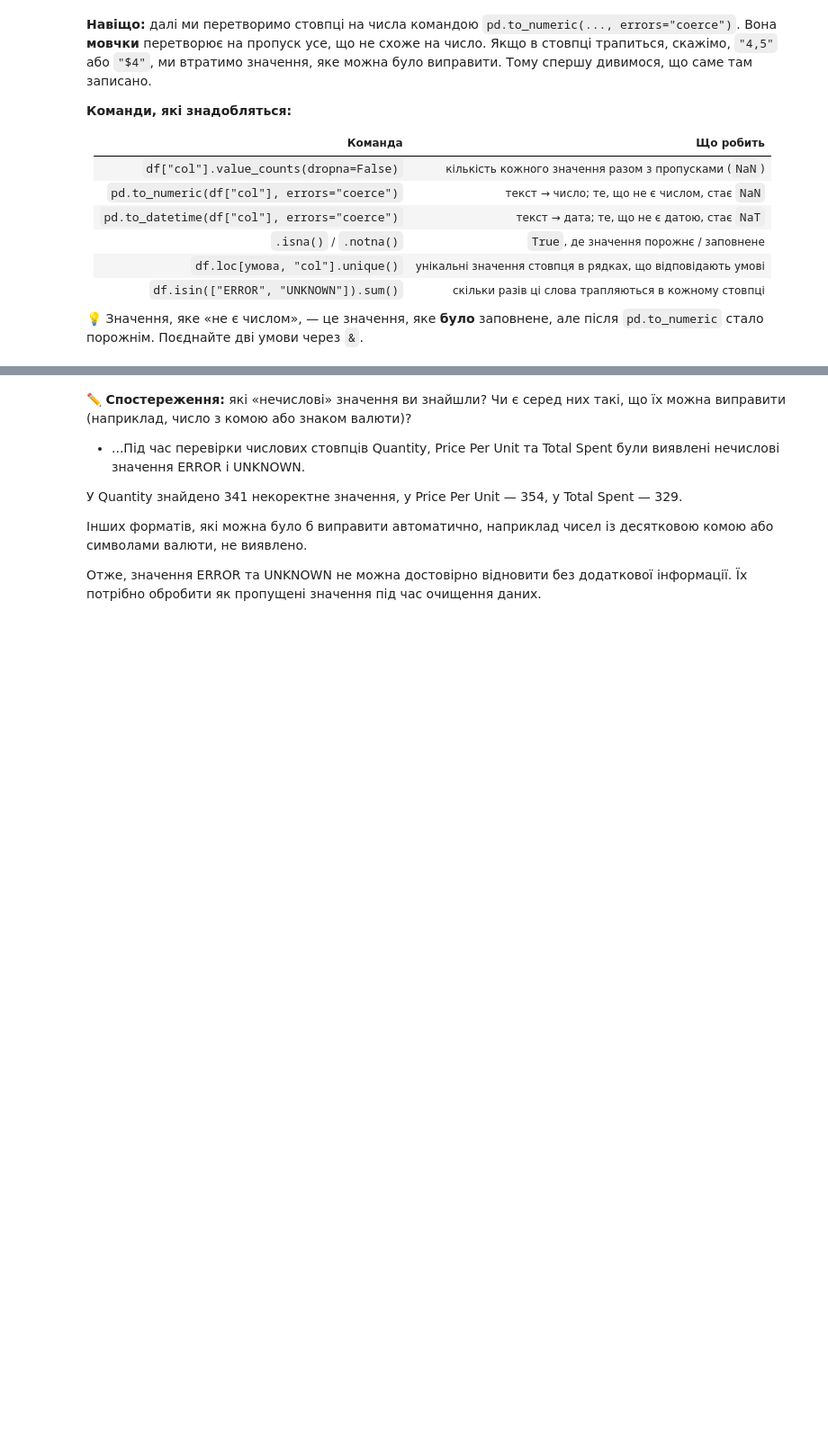
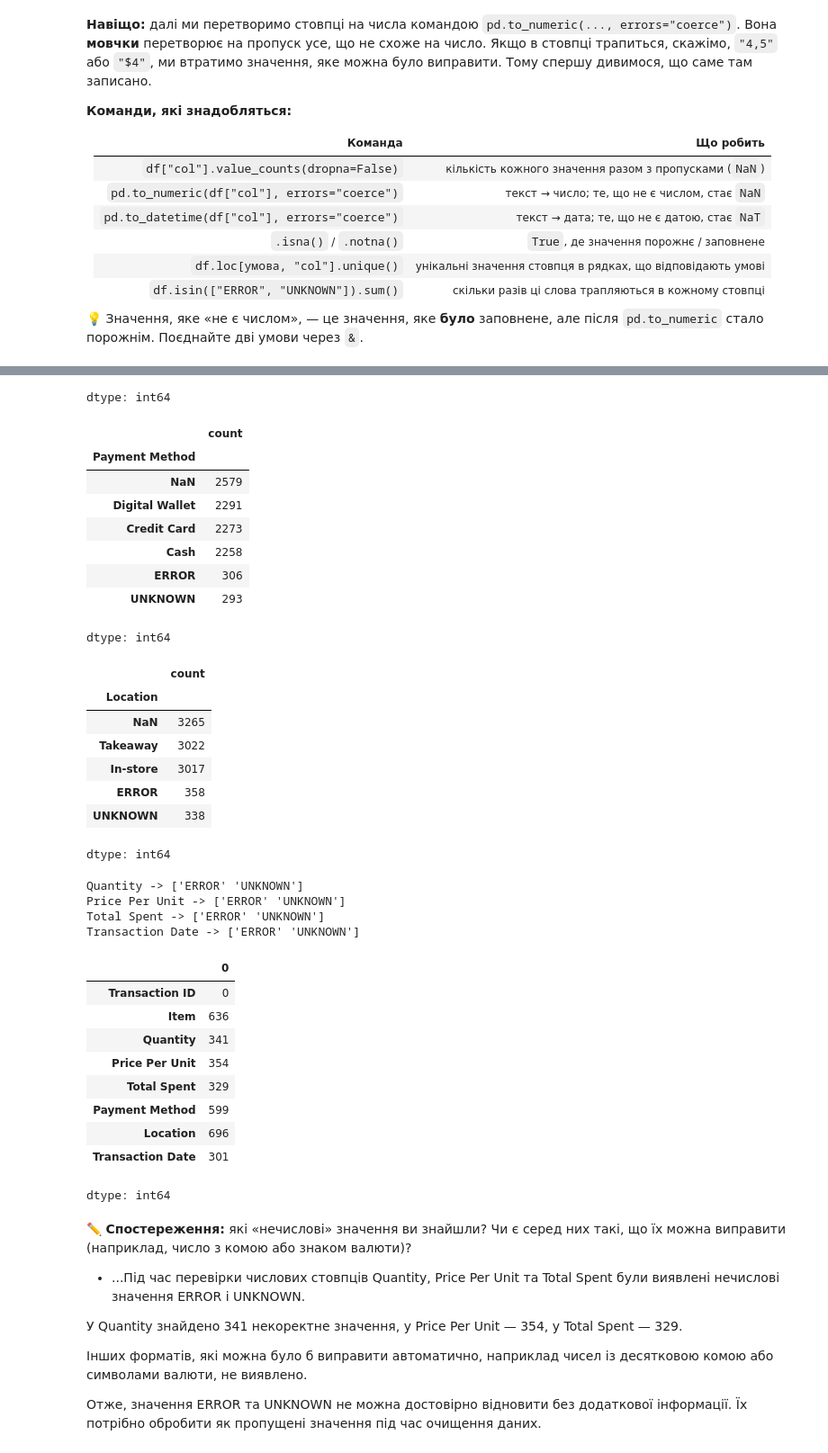
Before and after one commit to LiliiaKuchvara/Cafe-sales_DTA, a Jupyter notebook: Kopie_von_Pandas_lesson_34_03_11_26_training_project_cafe_sales.ipynb, the cells around one changed output, grey strips where cells are left out. Shown at 90% size. Cells and saved outputs as stored; diff of their text form; code cells hidden in the pictures; blank space fills up the shorter version.

```diff
--- a/Kopie_von_Pandas_lesson_34_03_11_26_training_project_cafe_sales.ipynb
+++ b/Kopie_von_Pandas_lesson_34_03_11_26_training_project_cafe_sales.ipynb
@@ -280,0 +150,13 @@ dtype: int64
+# %%
+for col in ["Item", "Payment Method", "Location"]:
+    display(df[col].value_counts(dropna=False))
+
+for col in ["Quantity", "Price Per Unit", "Total Spent"]:
+    converted = pd.to_numeric(df[col], errors="coerce")
+    print(col, "->", df.loc[converted.isna() & df[col].notna(), col].unique())
+
+converted = pd.to_datetime(df["Transaction Date"], errors="coerce")
+print("Transaction Date ->", df.loc[converted.isna() & df["Transaction Date"].notna(), "Transaction Date"].unique())
+
+display(df.isin(["ERROR", "UNKNOWN"]).sum())
+# %% [output]
@@ -281,3 +176,35 @@ dtype: int64
+dtype: int64
+|  | count |
+| Payment Method |  |
+| NaN | 2579 |
+| Digital Wallet | 2291 |
+| Credit Card | 2273 |
+| Cash | 2258 |
+| ERROR | 306 |
+| UNKNOWN | 293 |
+dtype: int64
+|  | count |
+| Location |  |
+| NaN | 3265 |
+| Takeaway | 3022 |
+| In-store | 3017 |
+| ERROR | 358 |
+| UNKNOWN | 338 |
+dtype: int64
+Quantity -> ['ERROR' 'UNKNOWN']
+Price Per Unit -> ['ERROR' 'UNKNOWN']
+Total Spent -> ['ERROR' 'UNKNOWN']
+Transaction Date -> ['ERROR' 'UNKNOWN']
+|  | 0 |
+| Transaction ID | 0 |
+| Item | 636 |
+| Quantity | 341 |
+| Price Per Unit | 354 |
+| Total Spent | 329 |
+| Payment Method | 599 |
+| Location | 696 |
+| Transaction Date | 301 |
+dtype: int64
 # %% [markdown]
 ✏️ **Спостереження:** які «нечислові» значення ви знайшли? Чи є серед них такі, що їх можна виправити (наприклад, число з комою або знаком валюти)?
 
```
Also changed, not shown: parts of 26 cells of this notebook.
